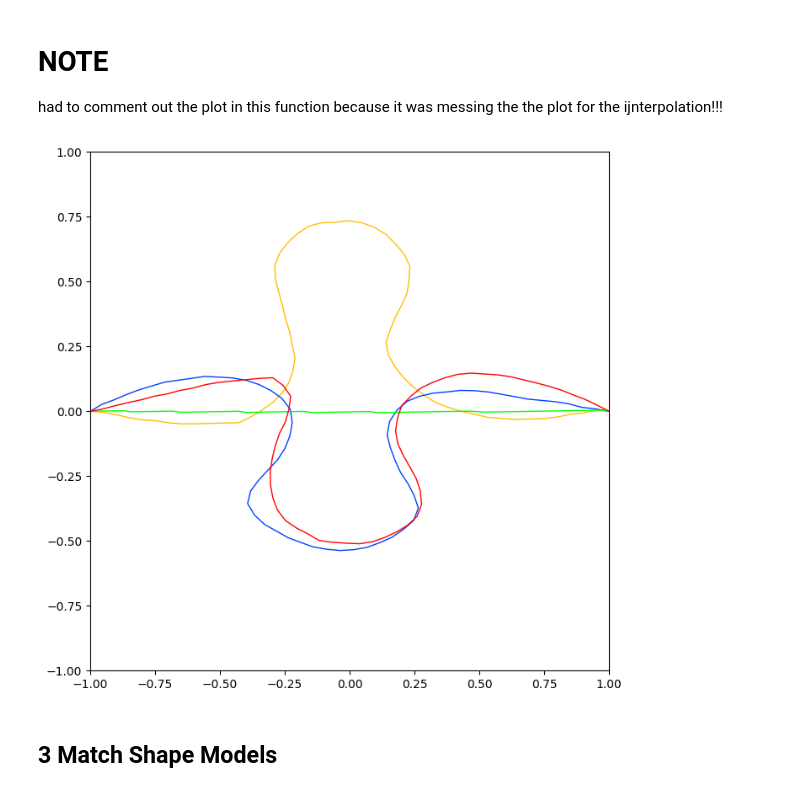
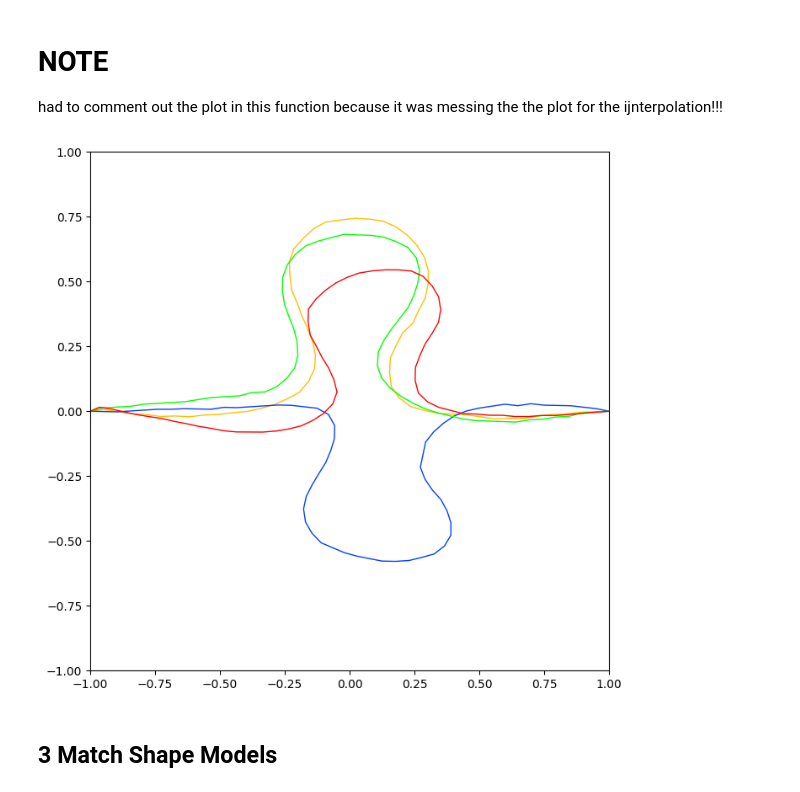
Before and after one commit to Oriinga/ComputerVisionLab, a Jupyter notebook: Lab4/lab4.ipynb, the cells around one changed output. Saved outputs shown, nothing was run; the diff lists cells and outputs as text; code cells hidden in the pictures.

```diff
--- a/Lab4/lab4.ipynb
+++ b/Lab4/lab4.ipynb
@@ -261,10 +259,10 @@ def plot_normalised(contour, corners, num_sides=4):
     plt.gca().set_aspect('equal', adjustable='box')
     plt.show()
 # %%
-contour = get_puzzle_contour(msks[1])
-plot_normalised(contour, corner_ratios[1])
+contour = get_puzzle_contour(msks[2])
+plot_normalised(contour, corner_ratios[2])
 # %% [output]
-[figure, old version]
+[figure, new version]
 # %% [markdown]
 ## 3 Match Shape Models
 # %% [markdown]
```
Also changed, not shown: parts of 3 cells of this notebook, 1 other file.
